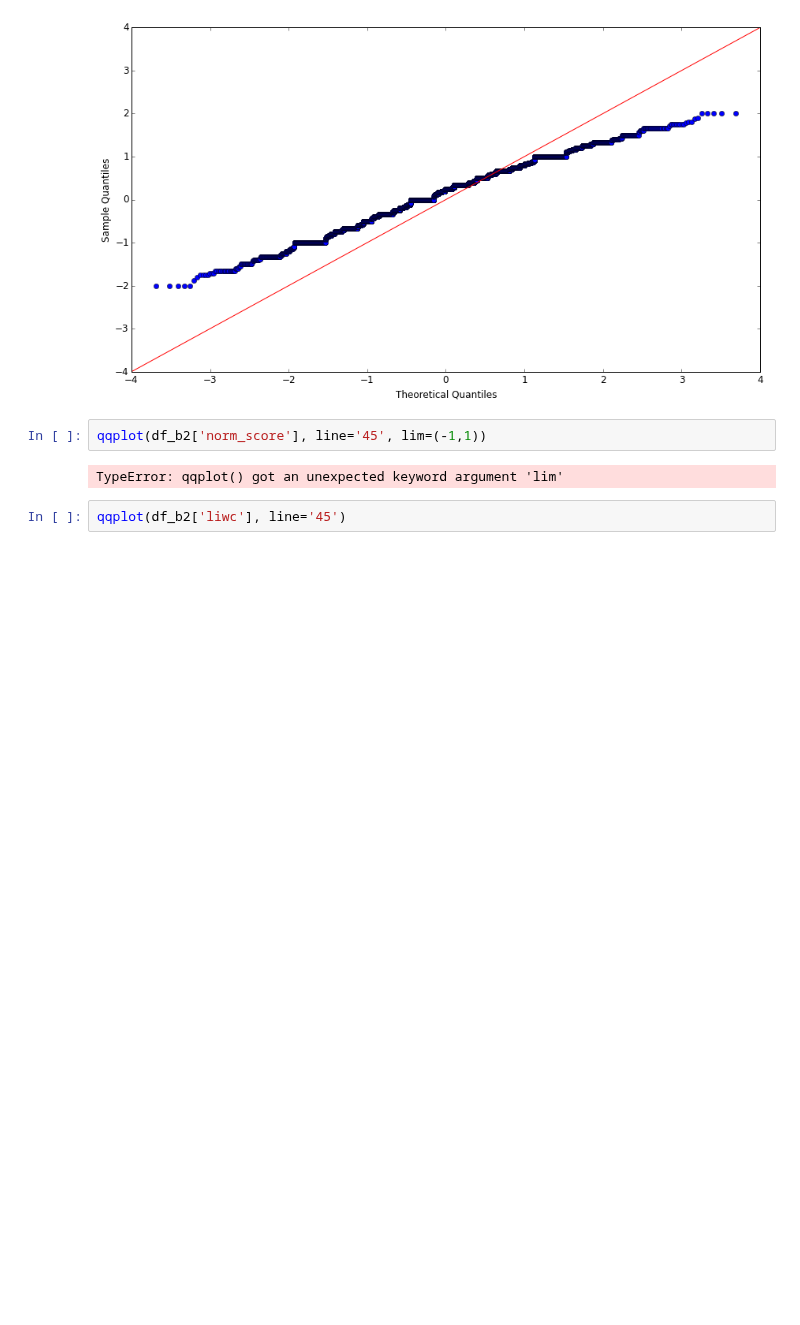
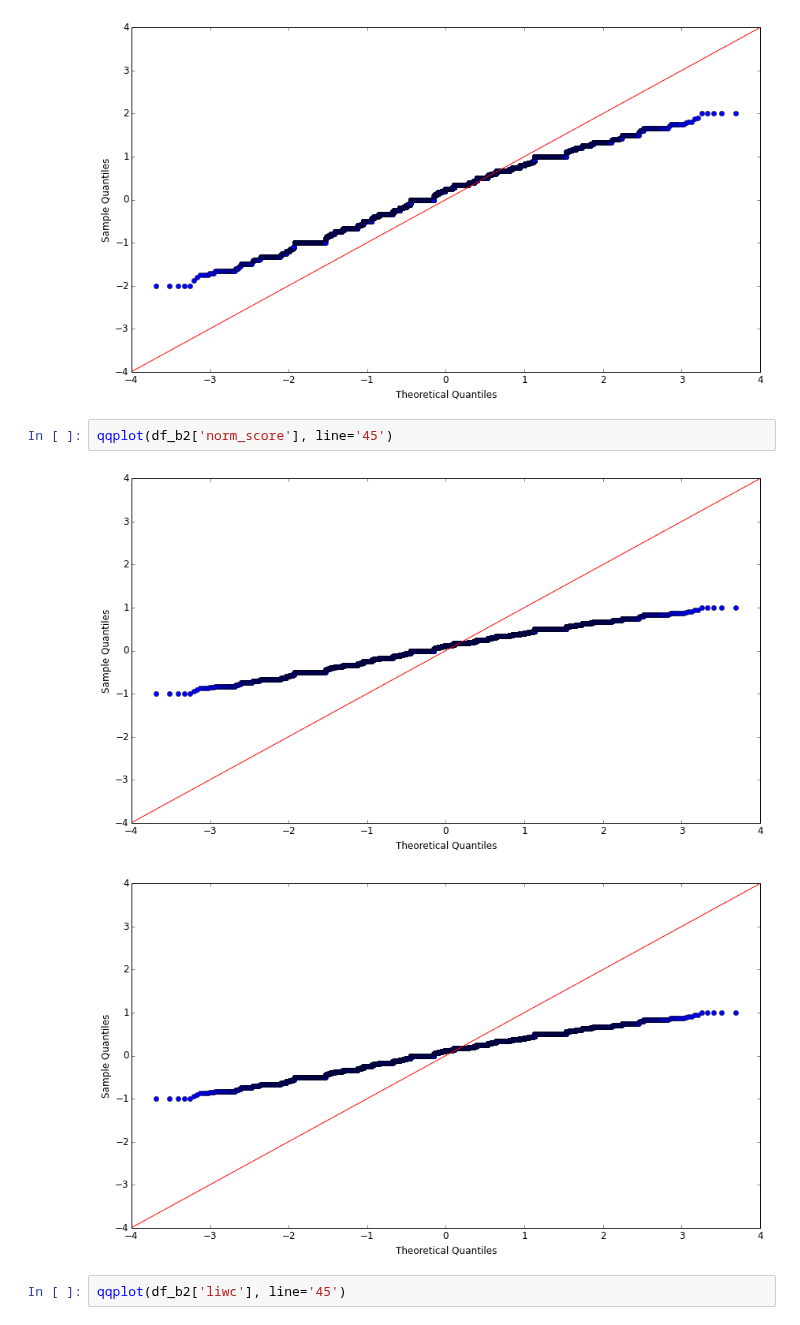
Before and after one commit to mavillard/liwc, a Jupyter notebook: comparison.ipynb, the cells around one changed output. Saved outputs shown, nothing was run; the diff lists cells and outputs as text; blank space fills up the shorter version.

```diff
--- a/comparison.ipynb
+++ b/comparison.ipynb
@@ -233,9 +233,10 @@ qqplot(df_b2['score'], line='45')
 [figure]
 [figure]
 # %%
-qqplot(df_b2['norm_score'], line='45', lim=(-1,1))
+qqplot(df_b2['norm_score'], line='45')
 # %% [output]
-TypeError: qqplot() got an unexpected keyword argument 'lim'
+[figure, added]
+[figure, added]
 # %%
 qqplot(df_b2['liwc'], line='45')
 # %% [output]
```
Also changed, not shown: parts of 15 cells of this notebook.
